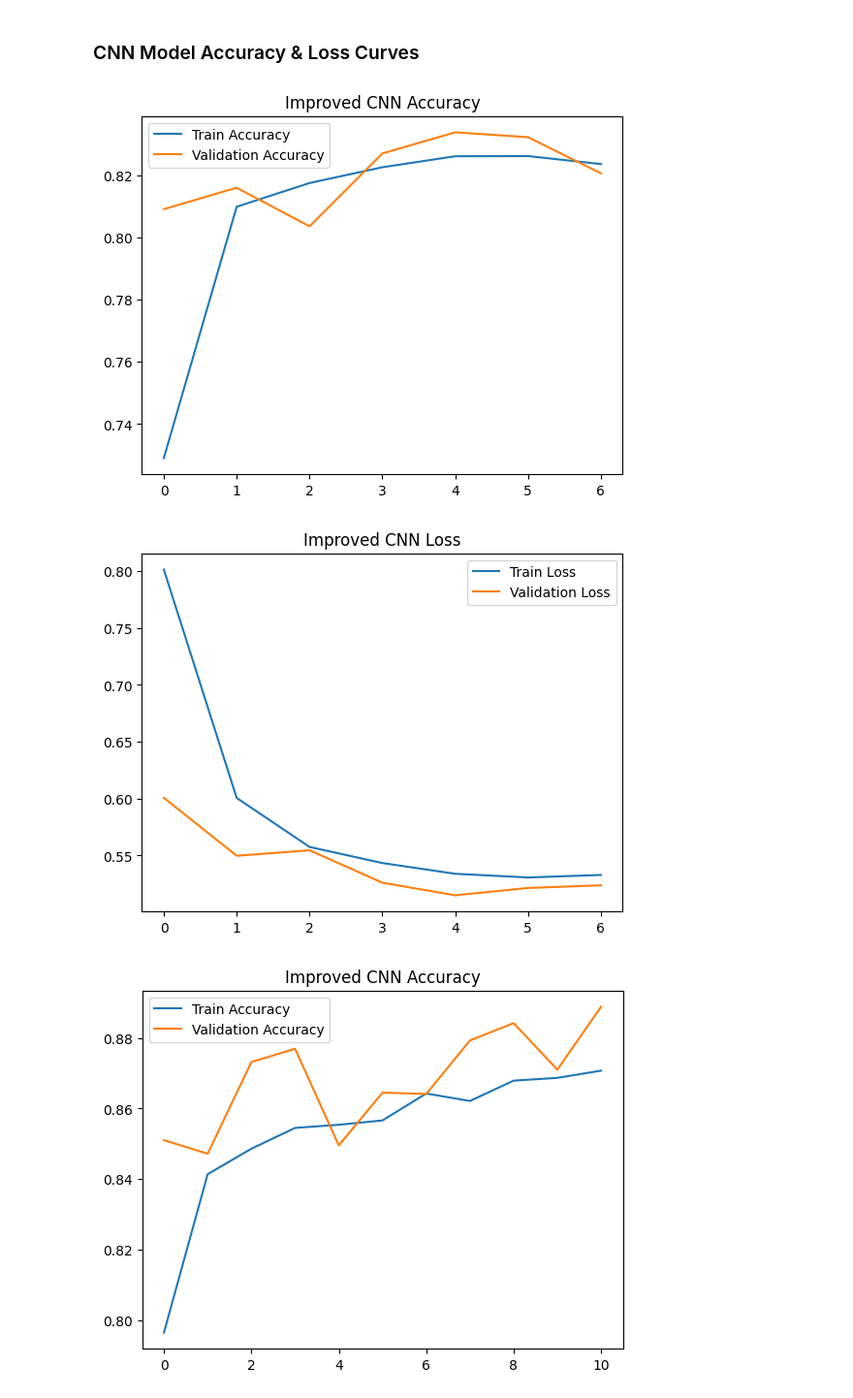
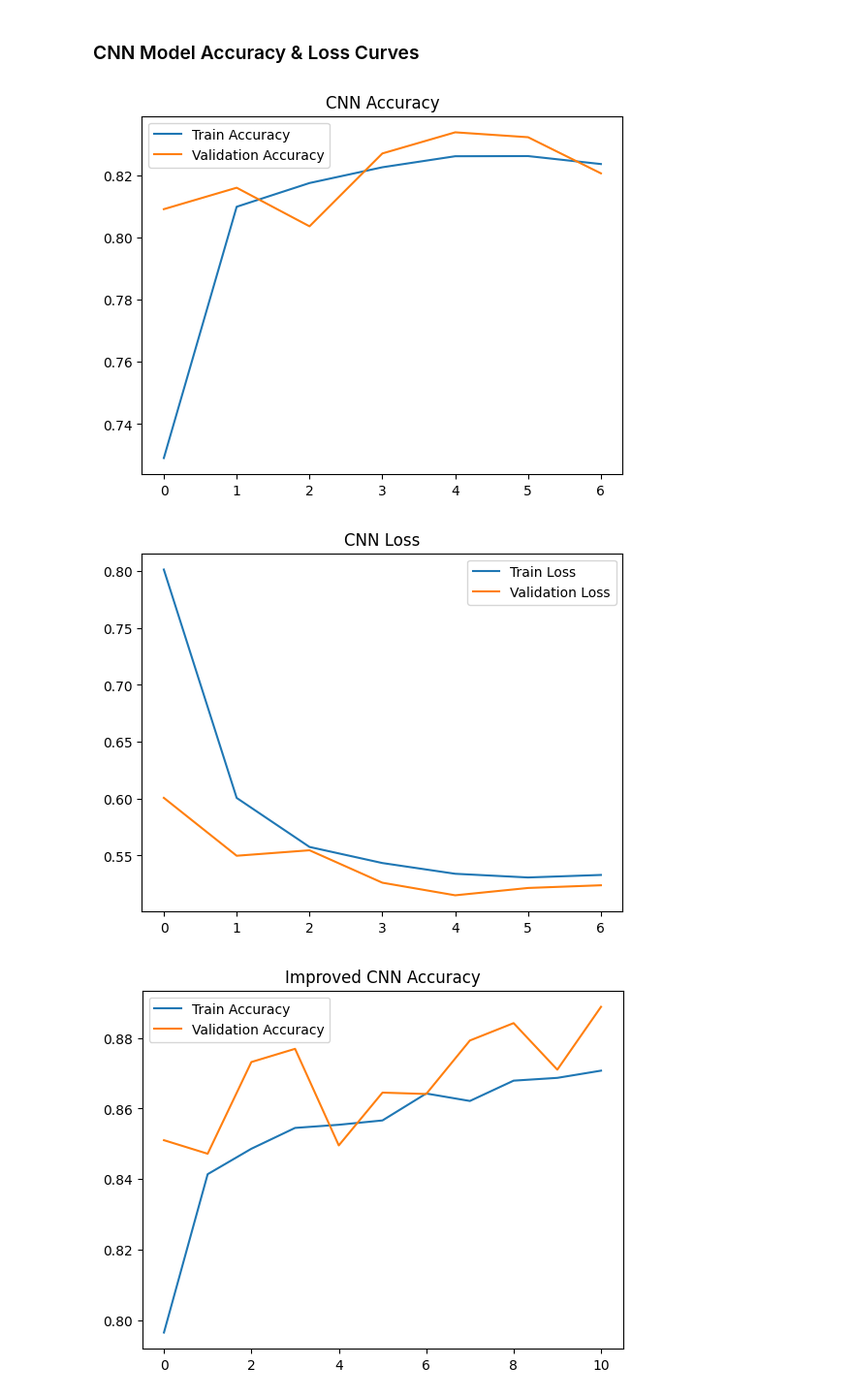
Before and after one commit to sudhiksha-av/College-Research-Affiliate-Program-26, a Jupyter notebook: ml_model/Water_Disaggregation_Final.ipynb, the cells around one changed output. Shown at 97% size. Cells and saved outputs as stored; diff of their text form; code cells hidden in the pictures.

```diff
--- a/ml_model/Water_Disaggregation_Final.ipynb
+++ b/ml_model/Water_Disaggregation_Final.ipynb
@@ -844,18 +844,18 @@ trained_dl_models["Improved CNN"] = improved_cnn
 # %%
 plt.plot(history.history['accuracy'], label='Train Accuracy')
 plt.plot(history.history['val_accuracy'], label='Validation Accuracy')
-plt.title("Improved CNN Accuracy")
+plt.title("CNN Accuracy")
 plt.legend()
 plt.show()
 
 plt.plot(history.history['loss'], label='Train Loss')
 plt.plot(history.history['val_loss'], label='Validation Loss')
-plt.title("Improved CNN Loss")
+plt.title("CNN Loss")
 plt.legend()
 plt.show()
 # %% [output]
-[figure, old version]
+[figure, new version]
-[figure, old version]
+[figure, new version]
 # %%
 plt.plot(history_cnn.history['accuracy'], label='Train Accuracy')
 plt.plot(history_cnn.history['val_accuracy'], label='Validation Accuracy')
```
Also changed, not shown: parts of 1 cell of this notebook, 2 other files.
